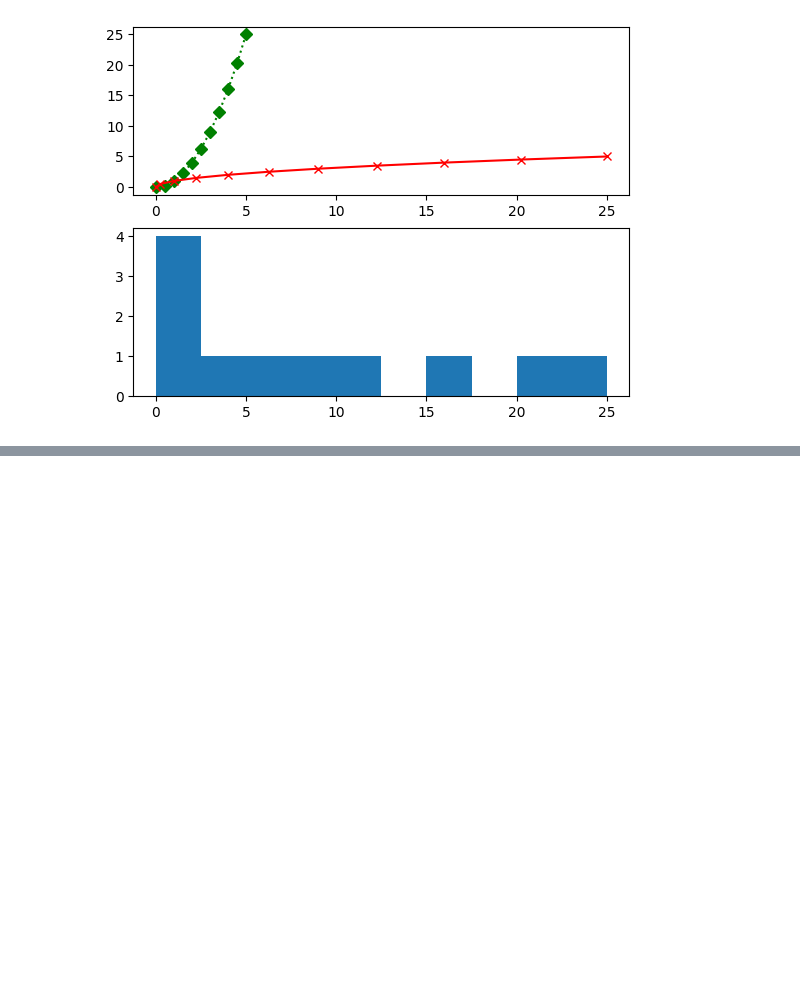
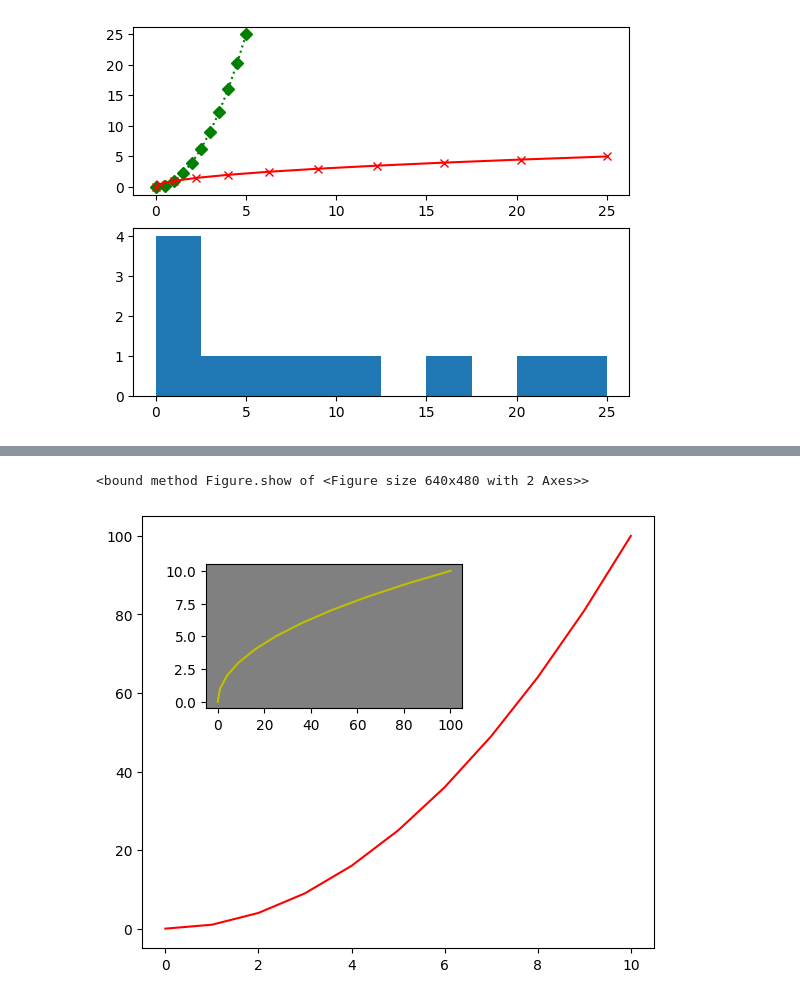
Before and after one commit to feracor/matplotlib_eaborn, a Jupyter notebook: 1_pyplot.ipynb, the cells around one changed output, grey strips where cells are left out. Cells and saved outputs as stored; diff of their text form; code cells hidden in the pictures; blank space fills up the shorter version.

```diff
--- a/1_pyplot.ipynb
+++ b/1_pyplot.ipynb
@@ -116,0 +138,11 @@ plt.show #Mostrar gráficas
+# %%
+fig = plt.figure() #Método para customizar gráficas
+axes = fig.add_axes([0.1,0.1,0.8,0.9]) #Posición, Posición, tamaño 'x', tamaño 'y' primer gráfico
+axes2 = fig.add_axes([0.2,0.6,0.4,0.3]) #Posición, Posición, tamaño 'x', tamaño 'y' segundo gráfico
+axes.plot(x,y,'r')
+axes2.plot(y,x,'y')
+axes2.set_facecolor('gray')
+fig.show
+# %% [output]
+<bound method Figure.show of <Figure size 640x480 with 2 Axes>>
+[figure, added]
```
Also changed, not shown: parts of 5 cells of this notebook.
